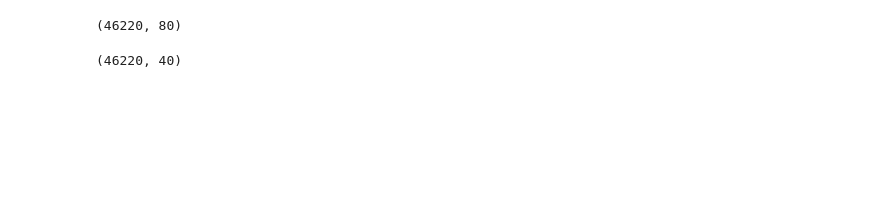
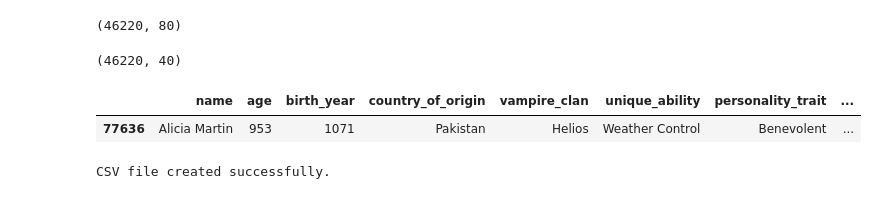
Before and after one commit to MaPitelli/Vampire-Chronicles, a Jupyter notebook: jupyter/2_cleaning_vampire.ipynb, the cells around one changed output. Drawn from its saved outputs; the diff is of its cells as text; code cells hidden in the pictures; blank space fills up the shorter version.

```diff
--- a/jupyter/2_cleaning_vampire.ipynb
+++ b/jupyter/2_cleaning_vampire.ipynb
@@ -130,3 +130,39 @@ df_names_ok.shape
 (46220, 40)
 # %%
 df_names_ok.to_csv('../data/df_final.csv', index=False)
+# %%
+df_names_ok[df_names_ok.vampire_clan == 'Helios'].sort_values(by='birth_year').head(1)
+# %% [output]
+|  | name | age | birth_year | country_of_origin | vampire_clan | unique_ability | personality_trait | ... |
+| 77636 | Alicia Martin | 953 | 1071 | Pakistan | Helios | Weather Control | Benevolent | ... |
+# %%
+import csv
+
+# Datos
+data = [
+    ['Year', 'Event'],
+    [1066, 'Batalla de Hastings y conquista normanda de Inglaterra'],
+    [1215, 'Firma de la Carta Magna en Inglaterra'],
+    [1347, 'La Peste Negra asola Europa'],
+    [1492, 'Descubrimiento de América por Cristóbal Colón'],
+    [1517, 'Martín Lutero y el inicio de la Reforma Protestante'],
+    [1776, 'Declaración de Independencia de los Estados Unidos'],
+    [1789, 'Inicio de la Revolución Francesa'],
+    [1804, 'Napoleón Bonaparte se convierte en Emperador de Francia'],
+    [1861, 'Guerra Civil Estadounidense'],
+    [1914, 'Primera Guerra Mundial'],
+    [1929, 'Gran Depresión tras el colapso del mercado de valores'],
+    [1939, 'Segunda Guerra Mundial'],
+    [1969, 'El hombre llega a la Luna (Misión Apollo 11)'],
+    [1989, 'Caída del Muro de Berlín'],
+    [2001, 'Atentados del 11 de septiembre en Estados Unidos']
+]
+
+# Crear archivo CSV
+with open('historical_events.csv', mode='w', newline='', encoding='utf-8') as file:
+    writer = csv.writer(file)
+    writer.writerows(data)
+
+print("CSV file created successfully.")
+# %% [output]
+CSV file created successfully.
```
Also changed, not shown: parts of 6 cells of this notebook, 3 other files.
